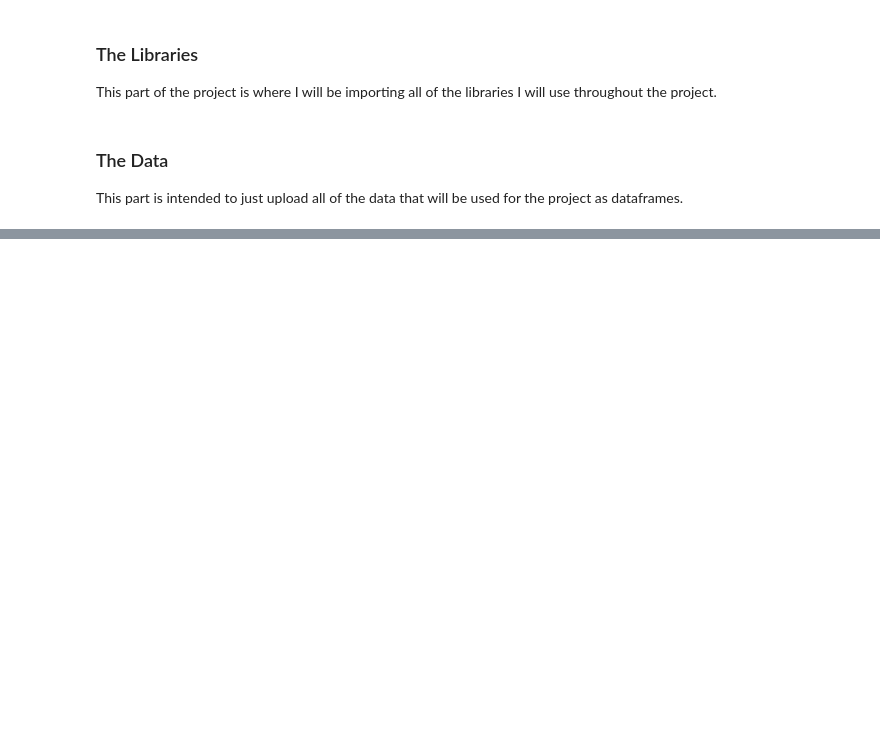
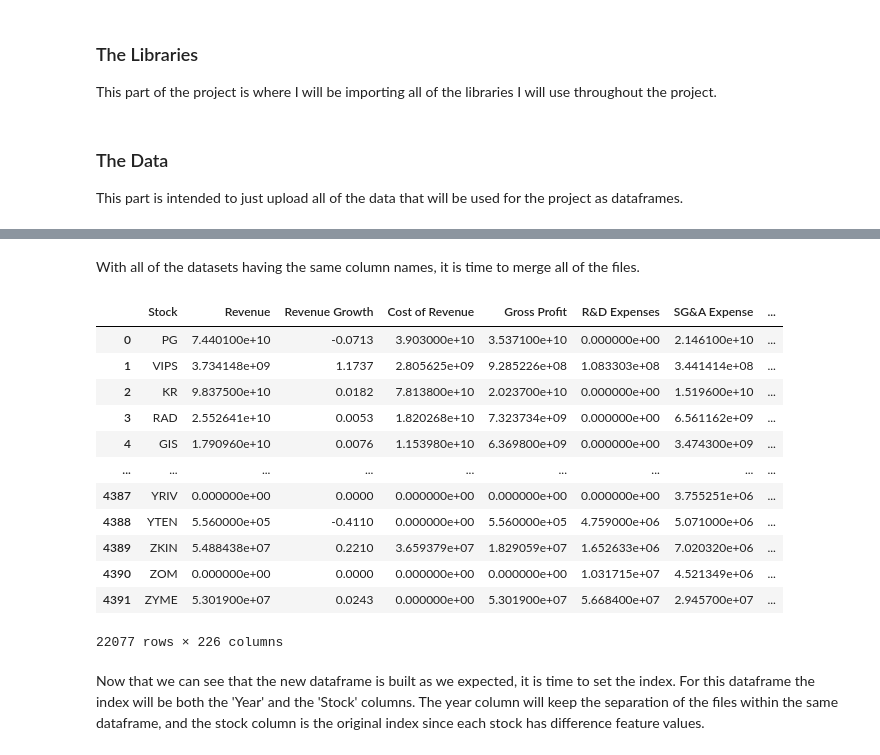
Before and after one commit to leonardo-lealfilho/Springboard, a Jupyter notebook: Capstone Project/Capstone Project.ipynb, the cells around one changed output, grey strips where cells are left out. Saved outputs shown, nothing was run; the diff lists cells and outputs as text; code cells hidden in the pictures; blank space fills up the shorter version.

Commit message:
Reworking the beginning of the Data Wrangling section

```diff
--- a/Capstone Project/Capstone Project.ipynb
+++ b/Capstone Project/Capstone Project.ipynb
@@ -393,0 +16,6 @@ The amount of columns of missing 20% or more values in both the 2014 and 2016 da
+# %%
+fi_2014 = pd.read_csv("Financial_Indicators/2014_Financial_Data.csv")
+fi_2015 = pd.read_csv("Financial_Indicators/2015_Financial_Data.csv")
+fi_2016 = pd.read_csv("Financial_Indicators/2016_Financial_Data.csv")
+fi_2017 = pd.read_csv("Financial_Indicators/2017_Financial_Data.csv")
+fi_2018 = pd.read_csv("Financial_Indicators/2018_Financial_Data.csv")
@@ -393,0 +155,20 @@ The amount of columns of missing 20% or more values in both the 2014 and 2016 da
+# %%
+fi_2014.rename(columns = {'Unnamed: 0' : 'Stock', # Changing 'Stock' column name
+                          '2015 PRICE VAR [%]' : 'PRICE VAR [%]'}, inplace = True) # Changing 'PRICE VAR' column name
+fi_2014['Year'] = 2014 # Creating 'Year' Column
+
+fi_2015.rename(columns = {'Unnamed: 0' : 'Stock', # Changing 'Stock' column name
+                          '2016 PRICE VAR [%]' : 'PRICE VAR [%]'}, inplace = True) # Changing 'PRICE VAR' column name
+fi_2015['Year'] = 2015 # Creating 'Year' Column
+
+fi_2016.rename(columns = {'Unnamed: 0' : 'Stock', # Changing 'Stock' column name
+                          '2017 PRICE VAR [%]' : 'PRICE VAR [%]'}, inplace = True) # Changing 'PRICE VAR' column name
+fi_2016['Year'] = 2016 # Creating 'Year' Column
+
+fi_2017.rename(columns = {'Unnamed: 0' : 'Stock', # Changing 'Stock' column name
+                          '2018 PRICE VAR [%]' : 'PRICE VAR [%]'}, inplace = True) # Changing 'PRICE VAR' column name
+fi_2017['Year'] = 2017 # Creating 'Year' Column
+
+fi_2018.rename(columns = {'Unnamed: 0' : 'Stock', # Changing 'Stock' column name
+                          '2019 PRICE VAR [%]' : 'PRICE VAR [%]'}, inplace = True) # Changing 'PRICE VAR' column name
+fi_2018['Year'] = 2018 # Creating 'Year' Column
@@ -393,0 +211,31 @@ The amount of columns of missing 20% or more values in both the 2014 and 2016 da
+# %% [markdown]
+With all of the datasets having the same column names, it is time to merge all of the files.
+# %%
+# To merge all files since they all are dataframes already, let's first first make a list of the dataframes.
+
+data_frames = [fi_2014, fi_2015, fi_2016, fi_2017, fi_2018]
+
+# Now just make them into one by creating a blank dataframe and merging the list created above.
+
+df = pd.DataFrame() # Creating empty dataframe
+df = df.append(data_frames) # Merging the files dataframes
+# %%
+# Let's check how the new dataframe looks
+
+df
+# %% [output]
+|  | Stock | Revenue | Revenue Growth | Cost of Revenue | Gross Profit | R&D Expenses | SG&A Expense | ... |
+| 0 | PG | 7.440100e+10 | -0.0713 | 3.903000e+10 | 3.537100e+10 | 0.000000e+00 | 2.146100e+10 | ... |
+| 1 | VIPS | 3.734148e+09 | 1.1737 | 2.805625e+09 | 9.285226e+08 | 1.083303e+08 | 3.441414e+08 | ... |
+| 2 | KR | 9.837500e+10 | 0.0182 | 7.813800e+10 | 2.023700e+10 | 0.000000e+00 | 1.519600e+10 | ... |
+| 3 | RAD | 2.552641e+10 | 0.0053 | 1.820268e+10 | 7.323734e+09 | 0.000000e+00 | 6.561162e+09 | ... |
+| 4 | GIS | 1.790960e+10 | 0.0076 | 1.153980e+10 | 6.369800e+09 | 0.000000e+00 | 3.474300e+09 | ... |
+| ... | ... | ... | ... | ... | ... | ... | ... | ... |
+| 4387 | YRIV | 0.000000e+00 | 0.0000 | 0.000000e+00 | 0.000000e+00 | 0.000000e+00 | 3.755251e+06 | ... |
+| 4388 | YTEN | 5.560000e+05 | -0.4110 | 0.000000e+00 | 5.560000e+05 | 4.759000e+06 | 5.071000e+06 | ... |
+| 4389 | ZKIN | 5.488438e+07 | 0.2210 | 3.659379e+07 | 1.829059e+07 | 1.652633e+06 | 7.020320e+06 | ... |
+| 4390 | ZOM | 0.000000e+00 | 0.0000 | 0.000000e+00 | 0.000000e+00 | 1.031715e+07 | 4.521349e+06 | ... |
+| 4391 | ZYME | 5.301900e+07 | 0.0243 | 0.000000e+00 | 5.301900e+07 | 5.668400e+07 | 2.945700e+07 | ... |
+22077 rows × 226 columns
+# %% [markdown]
+Now that we can see that the new dataframe is built as we expected, it is time to set the index.  For this dataframe the index will be both the 'Year' and the 'Stock' columns.  The year column will keep the separation of the files within the same dataframe, and the stock column is the original index since each stock has difference feature values.
```
Also changed, not shown: parts of 81 cells of this notebook.
